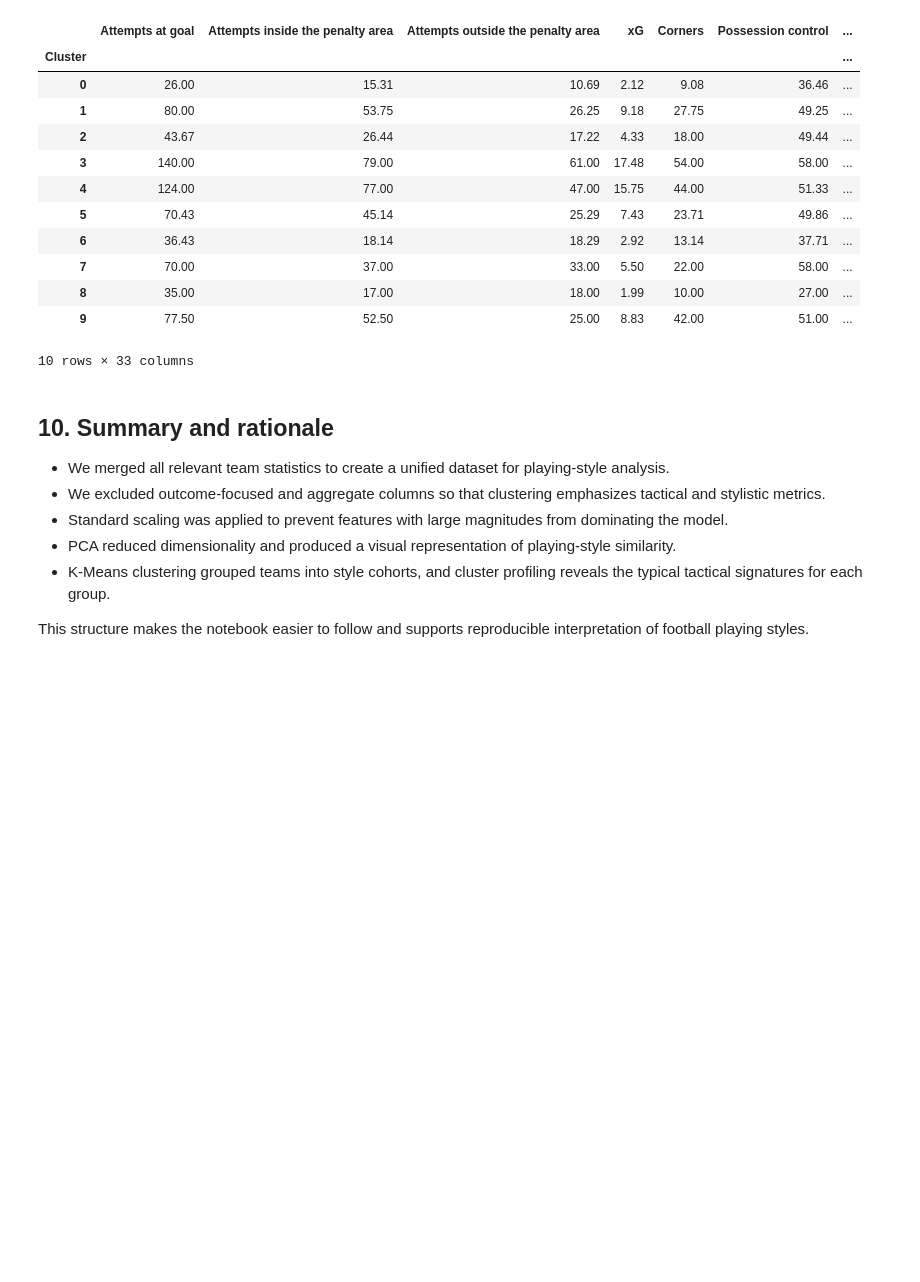
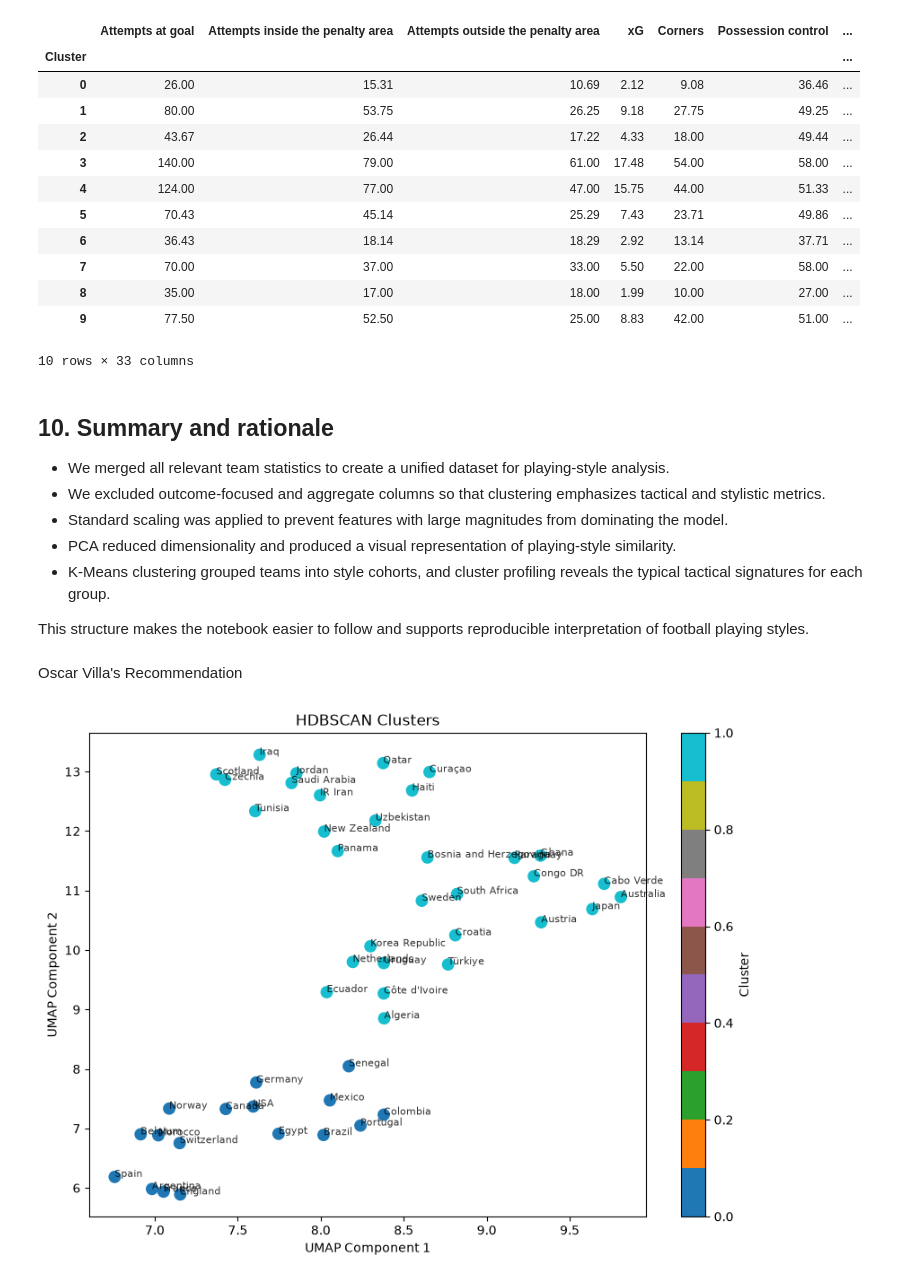
Before and after one commit to Aikrooz/worldcup_analysis, a Jupyter notebook: playing_style.ipynb, the cells around one changed output. Saved outputs shown, nothing was run; the diff lists cells and outputs as text; code cells hidden in the pictures; blank space fills up the shorter version.

```diff
--- a/playing_style.ipynb
+++ b/playing_style.ipynb
@@ -215,3 +215,47 @@ display(cluster_profile)
 - K-Means clustering grouped teams into style cohorts, and cluster profiling reveals the typical tactical signatures for each group.
 
 This structure makes the notebook easier to follow and supports reproducible interpretation of football playing styles.
+# %% [markdown]
+Oscar Villa's Recommendation
+# %%
+from sklearn.preprocessing import StandardScaler
+from umap import UMAP
+from sklearn.cluster import HDBSCAN
+
+# Scale the features
+X_scaled = scaled_playing_style_data
+
+# Reduce dimensions
+embedding = UMAP(
+    n_components=2,
+    random_state=42
+).fit_transform(X_scaled)
+
+# Cluster
+clusters = HDBSCAN(
+    min_cluster_size=5,
+).fit_predict(embedding)
+# %%
+import matplotlib.pyplot as plt
+
+plt.figure(figsize=(10, 7))
+
+plt.scatter(
+    embedding[:, 0],      # UMAP Component 1
+    embedding[:, 1],      # UMAP Component 2
+    c=clusters,          # Color by cluster
+    cmap="tab10",
+    s=80
+)
+
+for i, team in enumerate(merged_data["Team"]):
+    plt.text(embedding[i, 0], embedding[i, 1], team, fontsize=8, alpha=0.8)
+
+plt.xlabel("UMAP Component 1")
+plt.ylabel("UMAP Component 2")
+plt.title("HDBSCAN Clusters")
+
+plt.colorbar(label="Cluster")
+plt.show()
+# %% [output]
+[figure, added]
```
Also changed, not shown: 2 other files.
